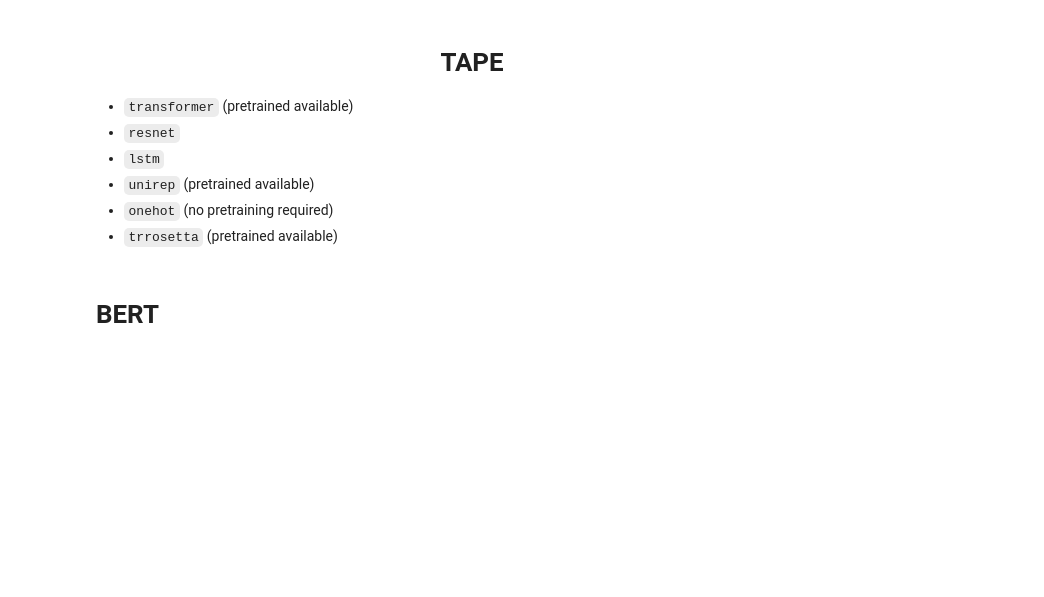
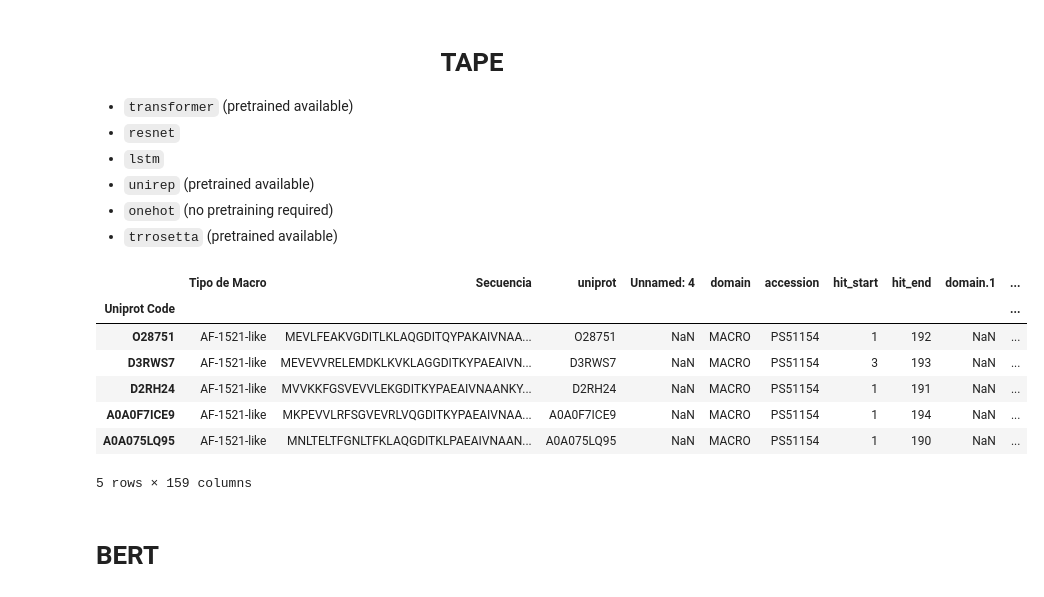
Before and after one commit to javiabellan/aisaturdays-proteins, a Jupyter notebook: Javi/3.1 TAPE - Sacar BERT embeddings.ipynb, the cells around one changed output. Cells and saved outputs as stored; diff of their text form; code cells hidden in the pictures; blank space fills up the shorter version.

```diff
--- a/Javi/3.1 TAPE - Sacar BERT embeddings.ipynb
+++ b/Javi/3.1 TAPE - Sacar BERT embeddings.ipynb
@@ -15,6 +15,19 @@ import altair      as alt
 import torch
 from tqdm import tqdm_notebook as tqdm
 from tape import TAPETokenizer, ProteinBertModel # ProteinLSTMModel
+# %%
+#df = pandas.read_csv("../data/macros.csv", index_col="Uniprot Code")
+df = pd.read_excel("../data/macros&covid_with_domains.xlsx", index_col="Uniprot Code")
+df.head()
+# %% [output]
+|  | Tipo de Macro | Secuencia | uniprot | Unnamed: 4 | domain | accession | hit_start | hit_end | domain.1 | ... |
+| Uniprot Code |  |  |  |  |  |  |  |  |  | ... |
+| O28751 | AF-1521-like | MEVLFEAKVGDITLKLAQGDITQYPAKAIVNAA... | O28751 | NaN | MACRO | PS51154 | 1 | 192 | NaN | ... |
+| D3RWS7 | AF-1521-like | MEVEVVRELEMDKLKVKLAGGDITKYPAEAIVN... | D3RWS7 | NaN | MACRO | PS51154 | 3 | 193 | NaN | ... |
+| D2RH24 | AF-1521-like | MVVKKFGSVEVVLEKGDITKYPAEAIVNAANKY... | D2RH24 | NaN | MACRO | PS51154 | 1 | 191 | NaN | ... |
+| A0A0F7ICE9 | AF-1521-like | MKPEVVLRFSGVEVRLVQGDITKYPAEAIVNAA... | A0A0F7ICE9 | NaN | MACRO | PS51154 | 1 | 194 | NaN | ... |
+| A0A075LQ95 | AF-1521-like | MNLTELTFGNLTFKLAQGDITKLPAEAIVNAAN... | A0A075LQ95 | NaN | MACRO | PS51154 | 1 | 190 | NaN | ... |
+5 rows × 159 columns
 # %% [markdown]
 # BERT
 # %%
```
Also changed, not shown: parts of 4 cells of this notebook, 12 other files.
